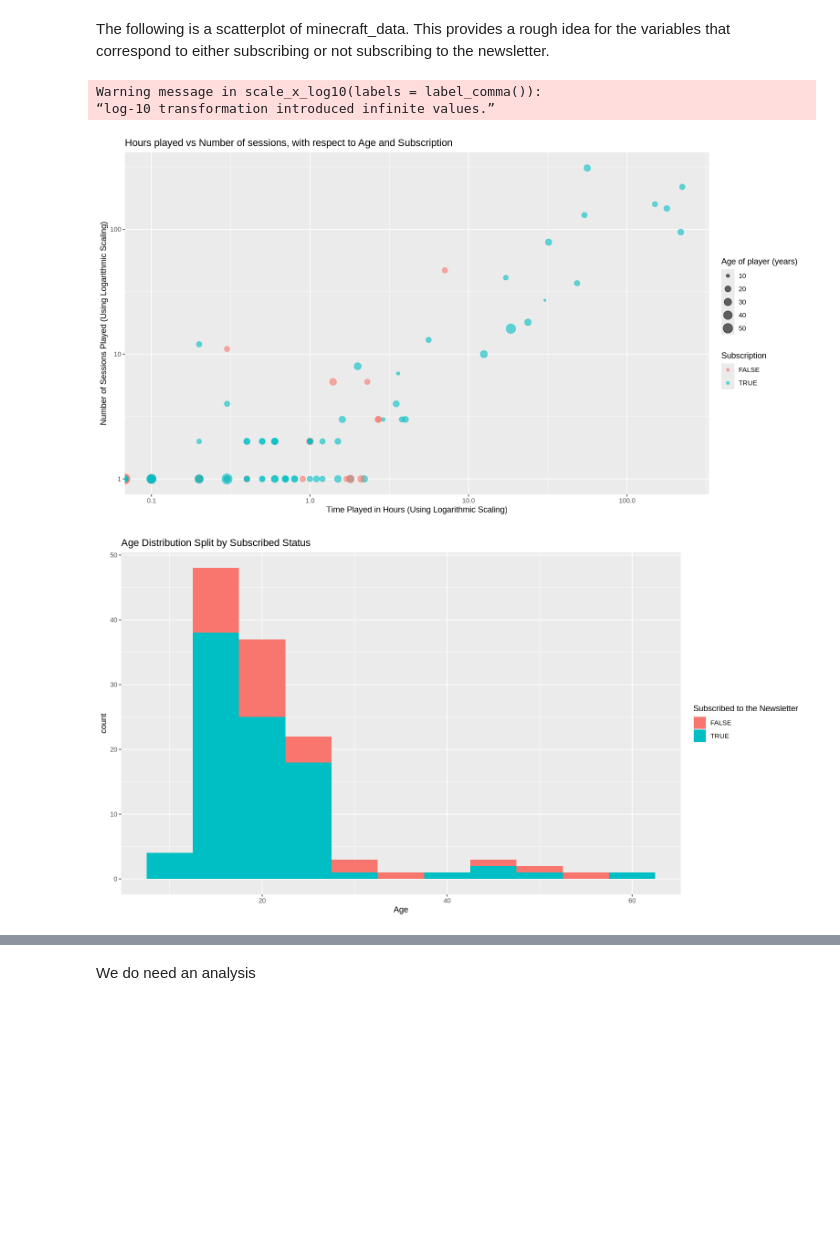
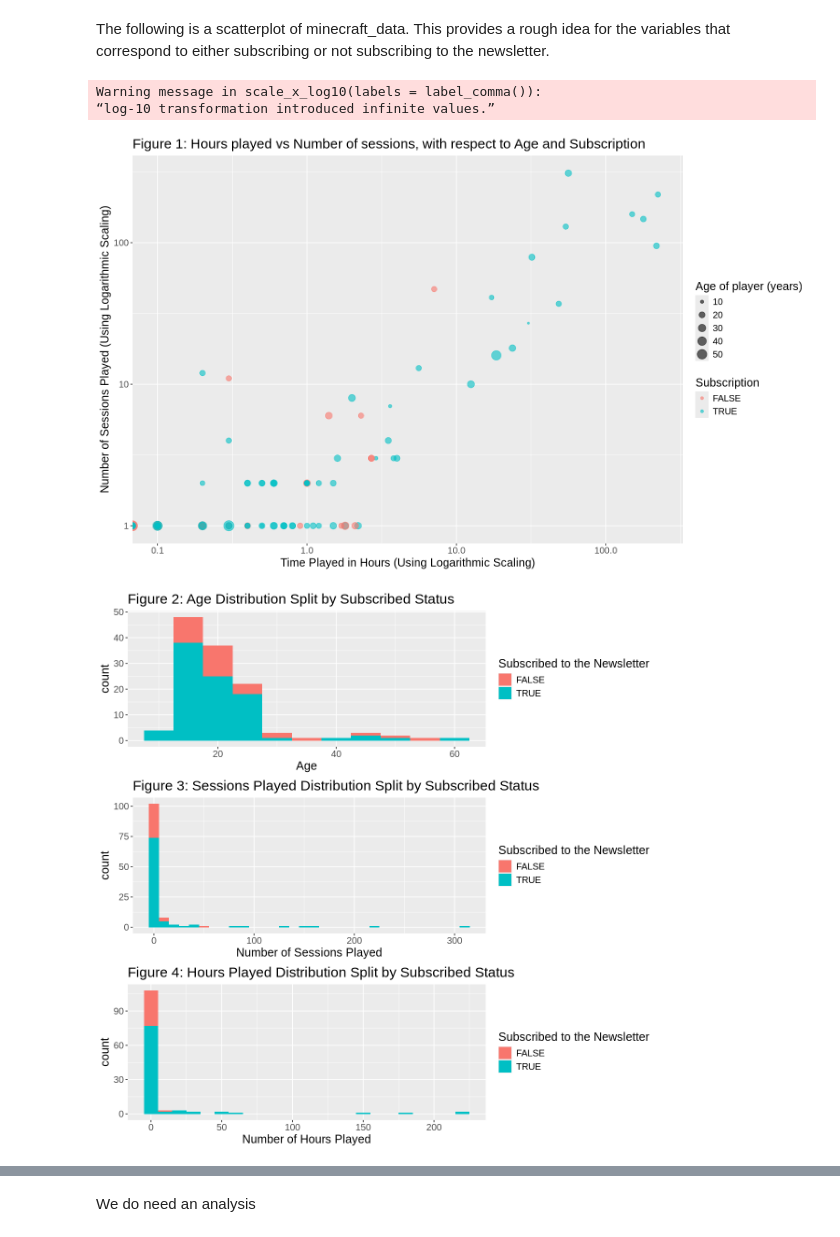
Before and after one commit to kendra2070/group_project, a Jupyter notebook: project_16.ipynb, the cells around one changed output, grey strips where cells are left out. Drawn from its saved outputs; the diff is of its cells as text; code cells hidden in the pictures; blank space fills up the shorter version.

```diff
--- a/project_16.ipynb
+++ b/project_16.ipynb
@@ -129,40 +119,43 @@ clean_data_plot <- minecraft_data |>
     ggplot(aes(x = played_hours, y = sessions_played, size = age, colour = subscribe)) +
     geom_point(alpha = 0.6) +
     labs(x = "Time Played in Hours (Using Logarithmic Scaling)",
          y = "Number of Sessions Played (Using Logarithmic Scaling)",
          size = "Age of player (years)",
          colour = "Subscription") +
     ggtitle("Figure 1: Hours played vs Number of sessions, with respect to Age and Subscription") +
     scale_x_log10(labels = label_comma()) +
-    scale_y_log10(labels = label_comma())
+    scale_y_log10(labels = label_comma()) +
+    theme(text = element_text(size = 15))
 clean_data_plot
 
 histogram_age <- minecraft_data |>
     ggplot(aes(x = age, fill = subscribe)) +
-    geom_histogram(binwidth = 5) +
+    geom_histogram( binwidth = 5) +
     labs(x = "Age",
          fill = "Subscribed to the Newsletter") +
-    ggtitle("Figure 2: Age Distribution Split by Subscribed Status")
+    ggtitle("Figure 2: Age Distribution Split by Subscribed Status") +
+    theme(text = element_text(size = 15))
 
 histogram_sessions <- minecraft_data |>
     ggplot(aes(x = sessions_played, fill = subscribe)) +
     geom_histogram(binwidth = 10) +
     labs(x = "Number of Sessions Played",
          fill = "Subscribed to the Newsletter") +
-    ggtitle("Figure 3: Sessions Played Distribution Split by Subscribed Status")
+    ggtitle("Figure 3: Sessions Played Distribution Split by Subscribed Status") +
+    theme(text = element_text(size = 15))
 
 histogram_hours <- minecraft_data |>
     ggplot(aes(x = played_hours, fill = subscribe)) +
     geom_histogram(binwidth = 10) +
     labs(x = "Number of Hours Played",
          fill = "Subscribed to the Newsletter") +
-    ggtitle("Figure 4: Hours Played Distribution Split by Subscribed Status")
+    ggtitle("Figure 4: Hours Played Distribution Split by Subscribed Status") +
+    theme(text = element_text(size = 15))
 
-histogram_age
-histogram_hours
-histogram_sessions
+options(repr.plot.width = 10, repr.plot.height = 10)
+plot_grid(histogram_age, histogram_sessions, histogram_hours, nrow = 3)
 # %% [output]
 Warning message in scale_x_log10(labels = label_comma()):
 “log-10 transformation introduced infinite values.”
-[figure, old version]
+[figure, new version]
-[figure, old version]
+[figure, new version]
```
Also changed, not shown: parts of 7 cells of this notebook.
